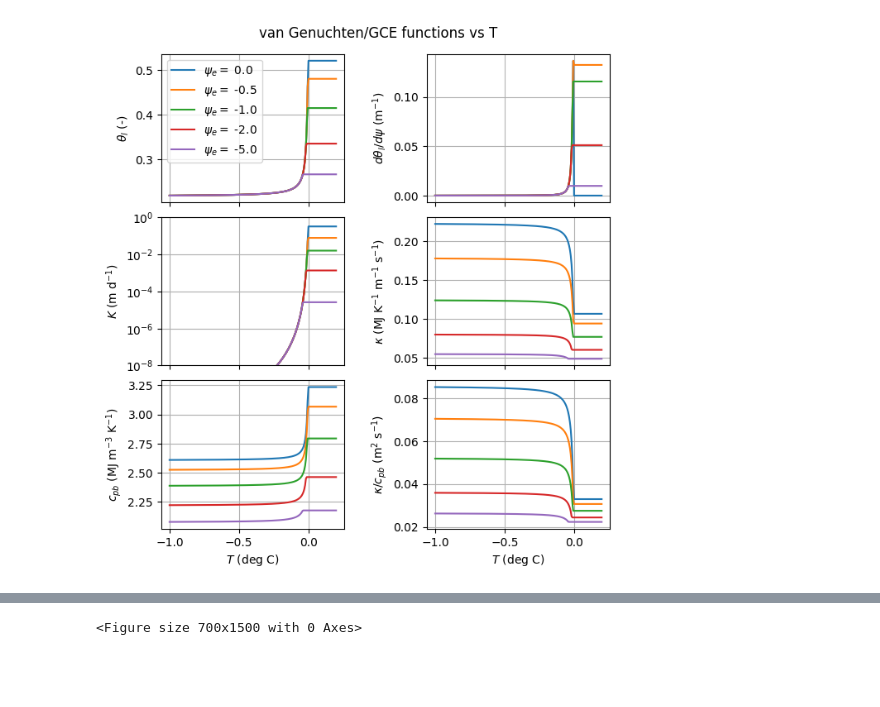
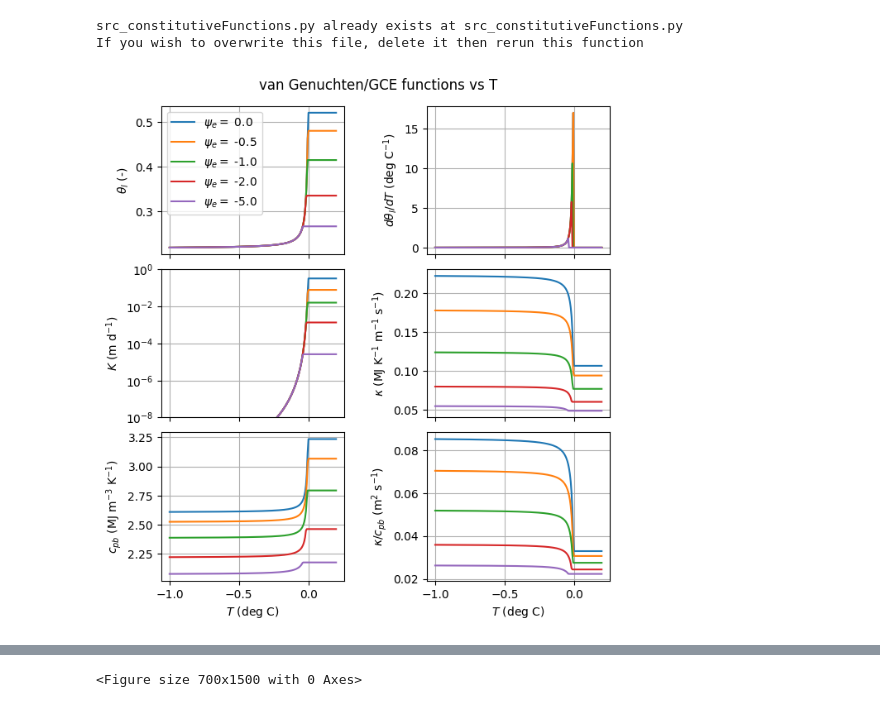
Before and after one commit to amireson/soilice, a Jupyter notebook: notebooks/00_Properties.ipynb, the cells around one changed output, grey strips where cells are left out. Cells and saved outputs as stored; diff of their text form; code cells hidden in the pictures; blank space fills up the shorter version.

```diff
--- a/notebooks/00_Properties.ipynb
+++ b/notebooks/00_Properties.ipynb
@@ -8,6 +9,12 @@ from soilice.src_soil import (
 from soilice import writeDefaultPars
 from numba import types
 from numba.typed import Dict
+# %%
+from soilice import copyConstitutiveFuns
+copyConstitutiveFuns()
+# %% [output]
+src_constitutiveFunctions.py already exists at src_constitutiveFunctions.py
+If you wish to overwrite this file, delete it then rerun this function
 # %%
 def MakeDictFloat():
     d=Dict.empty(
@@ -51,9 +58,10 @@ pl.gca().set_xticklabels([])
 
 pl.subplot(3,2,2)
 for psie in psi_arr:
-    pl.plot(-T,CFun(np.minimum(psif,psie),pars),label=str(psie))
+    # pl.plot(-T,CFun(np.minimum(psif,psie),pars),label=str(psie))
+    pl.plot(-T,SFCslope(np.full(n,psie),np.minimum(psif,psie),pars,const),label=str(psie))
 pl.grid()
-pl.ylabel(r'$d\theta_l/d\psi$ (m$^{-1}$)')
+pl.ylabel(r'$d\theta_l/dT$ (deg C$^{-1}$)')
 # pl.xlabel(r'$T$ (deg C)')
 if log: pl.gca().set_xscale('log')
 if log: pl.xlim(1,1e-4)
@@ -85,34 +93,34 @@ if log: pl.xlim(1,1e-4)
 yl=pl.gca().get_ylim()
 pl.gca().set_xticklabels([])
 
 pl.subplot(3,2,5)
 for psie in psi_arr:
     pl.plot(-T,CBFun(np.full(n,psie),np.minimum(psif,psie),pars,const)/1e6,label=str(psie))
 pl.grid()
 pl.ylabel(r'$c_{pb}$ (MJ m$^{-3}$ K$^{-1}$)')
 pl.xlabel(r'$T$ (deg C)')
 if log: pl.gca().set_xscale('log')
 if log: pl.xlim(1,1e-4)
 # pl.ylim(0.005,0.022)
 yl=pl.gca().get_ylim()
 
 pl.subplot(3,2,6)
 for psie in psi_arr:
     pl.plot(-T,thermalKfun(np.full(n,psie),np.minimum(psif,psie),T,pars,const)/CBFun(np.full(n,psie),np.minimum(psif,psie),pars,const),label=str(psie))
 pl.grid()
 pl.ylabel(r'$\kappa/c_{pb}$ (m$^2$ s$^{-1}$)')
 pl.xlabel(r'$T$ (deg C)')
 if log: pl.gca().set_xscale('log')
 if log: pl.xlim(1,1e-4)
 # pl.ylim(0.005,0.022)
 yl=pl.gca().get_ylim()
 
 
 fig.suptitle('van Genuchten/GCE functions vs T')
 pl.subplots_adjust(hspace=0.1,wspace=0.45,top=0.93)
 pl.savefig('figures/00_properties_T.svg')
 # %% [output]
-[figure, old version]
+[figure, new version]
 # %%
 n=200
 log=False
```
Also changed, not shown: parts of 2 cells of this notebook, 18 other files.
